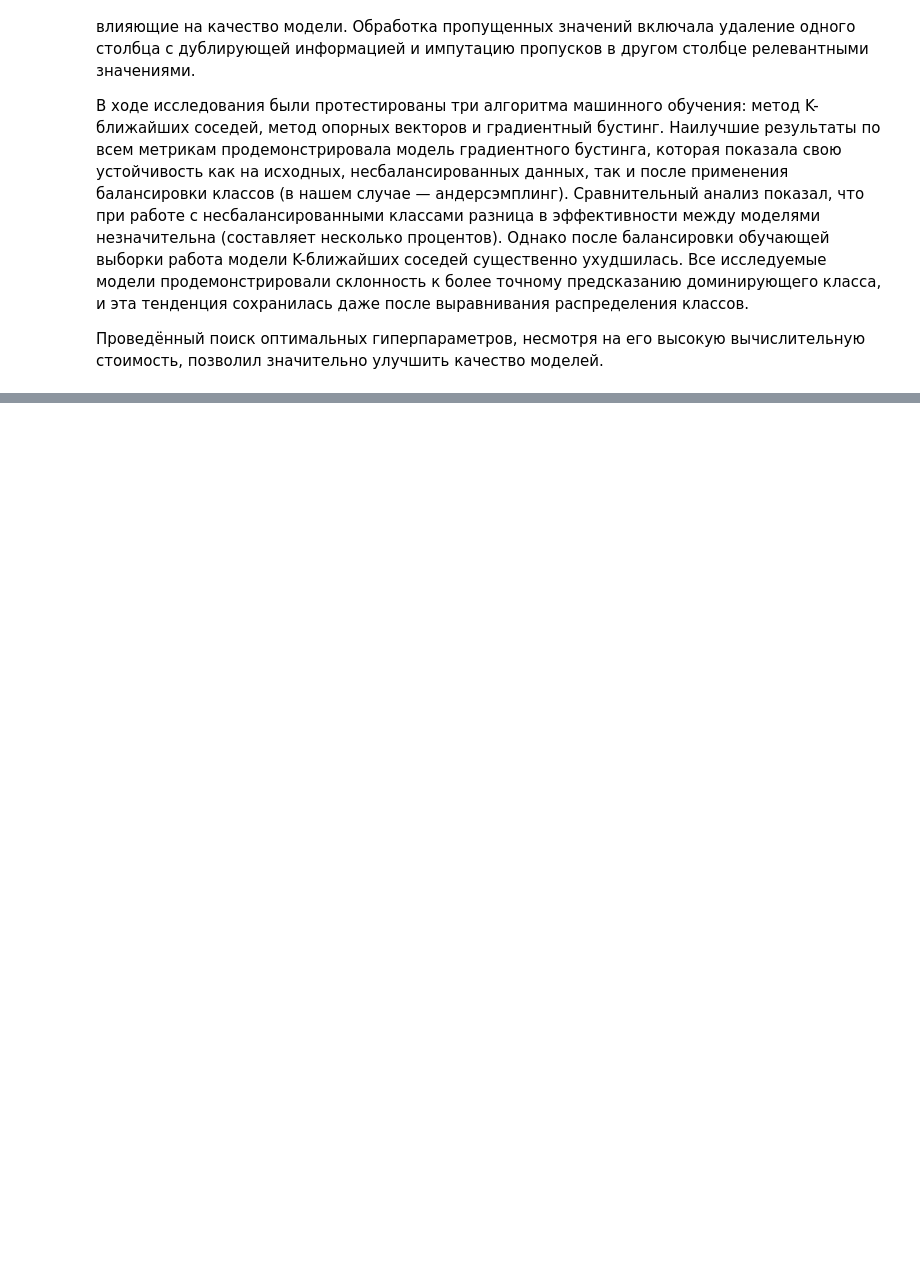
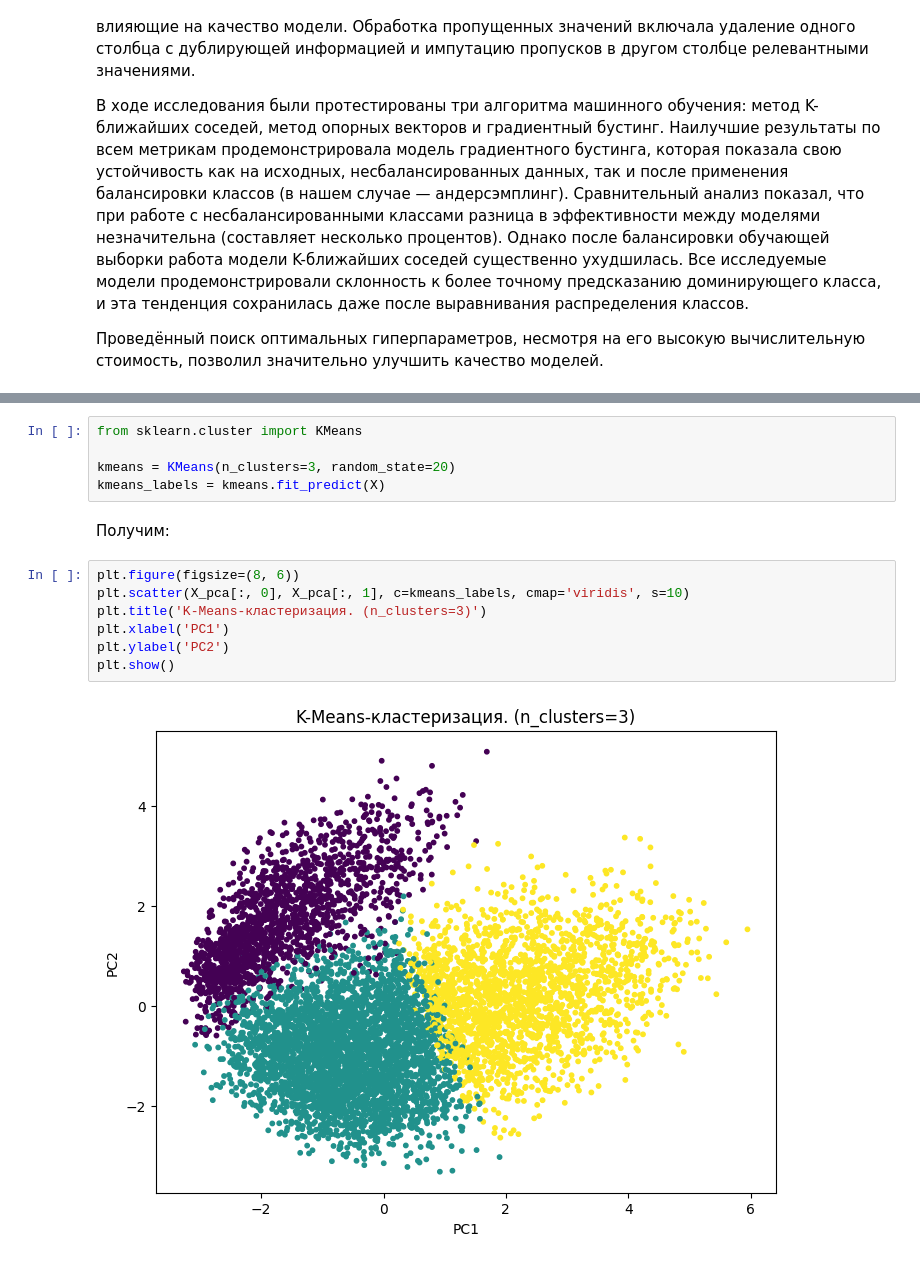
Before and after one commit to safarov-nm/machine-learning-practice, a Jupyter notebook: SafarovNM_LW.ipynb, the cells around one changed output, grey strips where cells are left out. Cells and saved outputs as stored; diff of their text form; blank space fills up the shorter version.

```diff
--- a/SafarovNM_LW.ipynb
+++ b/SafarovNM_LW.ipynb
@@ -1091,0 +1218,16 @@ weighted avg       0.95      0.94      0.95      2113
+# %%
+from sklearn.cluster import KMeans
+
+kmeans = KMeans(n_clusters=3, random_state=20)
+kmeans_labels = kmeans.fit_predict(X)
+# %% [markdown]
+<p style="font-family: Times New Roman;">Получим:</p>
+# %%
+plt.figure(figsize=(8, 6))
+plt.scatter(X_pca[:, 0], X_pca[:, 1], c=kmeans_labels, cmap='viridis', s=10)
+plt.title('K-Means-кластеризация. (n_clusters=3)')
+plt.xlabel('PC1')
+plt.ylabel('PC2')
+plt.show()
+# %% [output]
+[figure, added]
```
Also changed, not shown: parts of 53 cells of this notebook.
